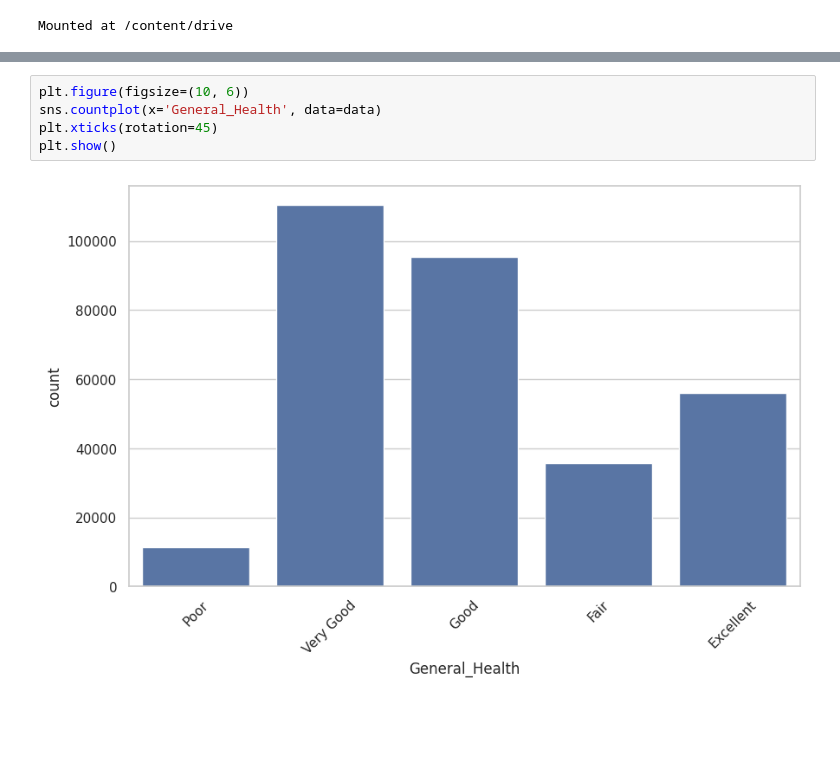
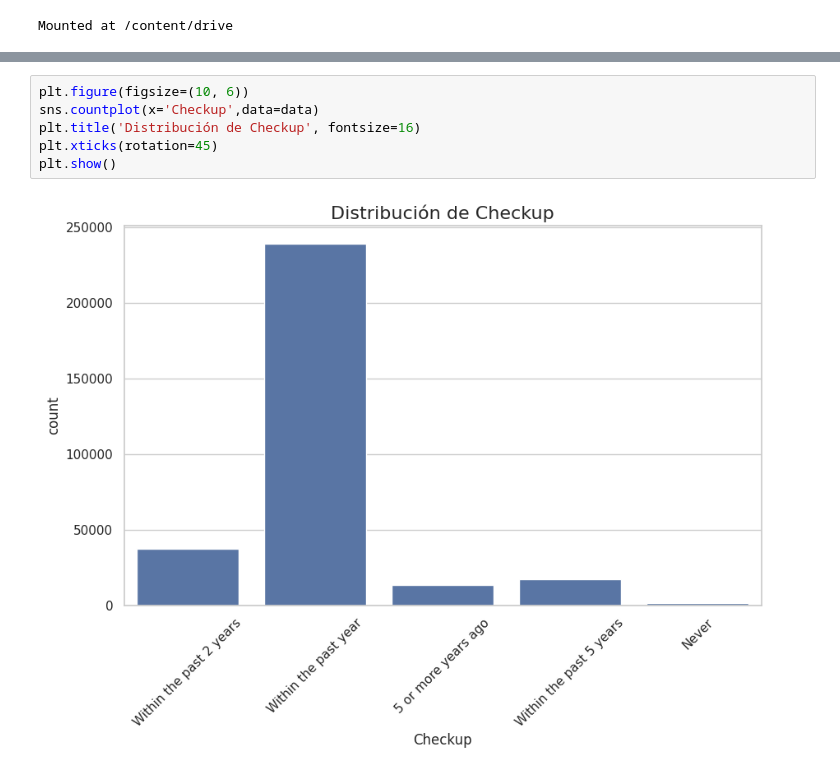
Before and after one commit to Laura9704/2025_-Analisis, a Jupyter notebook: ANALISIS_UNIVARIADO.ipynb, the cells around one changed output, grey strips where cells are left out. Drawn from its saved outputs; the diff is of its cells as text; blank space fills up the shorter version.

```diff
--- a/ANALISIS_UNIVARIADO.ipynb
+++ b/ANALISIS_UNIVARIADO.ipynb
@@ -94,7 +99,8 @@ Smoking_History
 # %%
 plt.figure(figsize=(10, 6))
-sns.countplot(x='General_Health', data=data)
+sns.countplot(x='Checkup',data=data)
+plt.title('Distribución de Checkup', fontsize=16)
 plt.xticks(rotation=45)
 plt.show()
 # %% [output]
-[figure, old version]
+[figure, new version]
```
Also changed, not shown: parts of 12 cells of this notebook.
